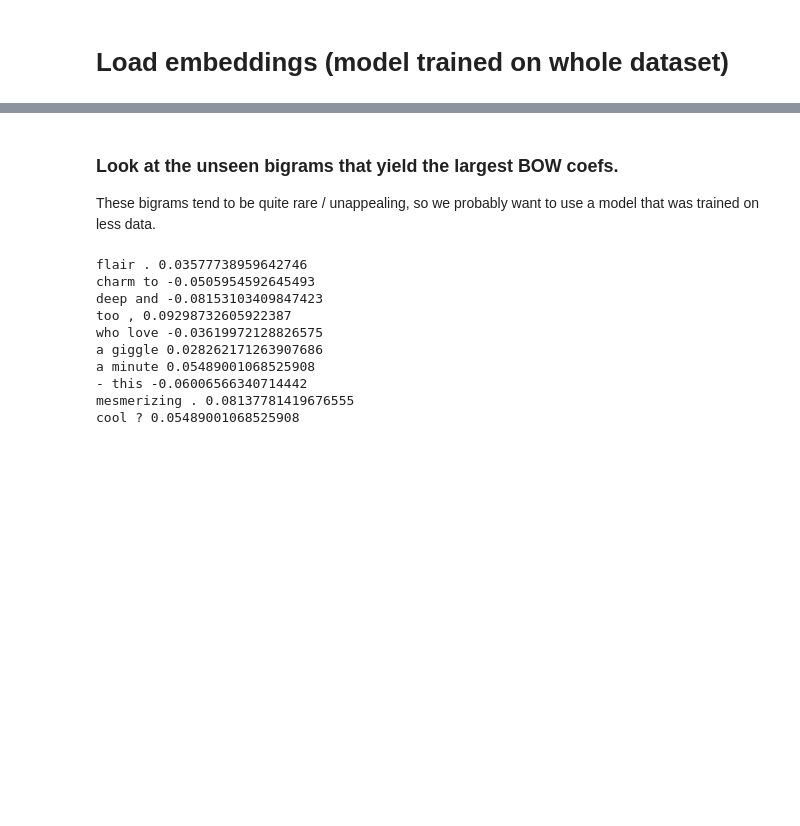
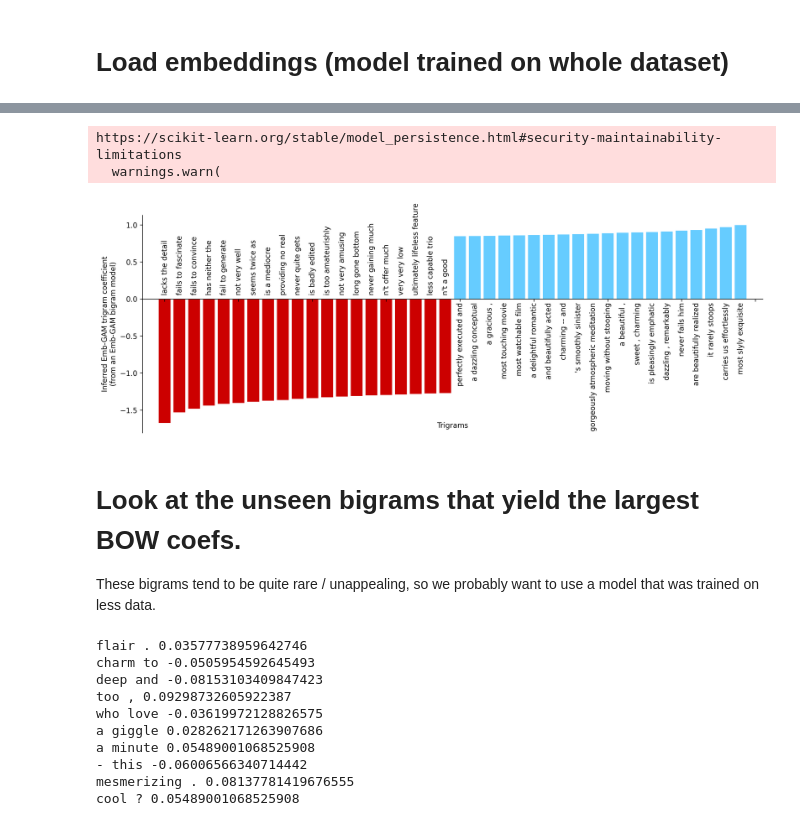
Before and after one commit to csinva/imodelsX, a Jupyter notebook: 07_unseen_token_generalization.ipynb, the cells around one changed output, grey strips where cells are left out. Drawn from its saved outputs; the diff is of its cells as text; code cells hidden in the pictures; blank space fills up the shorter version.

Commit message:
unseen trigram coefs plot

```diff
--- a/07_unseen_token_generalization.ipynb
+++ b/07_unseen_token_generalization.ipynb
@@ -63,5 +60,58 @@ df3 = pd.read_csv(oj(config.misc_dir, "df_trigram_sst.csv"), index_col=0)
+# %%
+trigrams = np.array(pkl.load(open(oj(config.misc_dir, 'trigrams.pkl'), 'rb')))
+embs3 = pkl.load(open(oj(config.misc_dir, "embs3_sst_top_interactions.pkl"), "rb"))
+bert_coefs3 = analyze_helper.get_bert_coefs(embs3)
+assert trigrams.size == bert_coefs3.size
+# %% [output]
+https://scikit-learn.org/stable/model_persistence.html#security-maintainability-limitations
+  warnings.warn(
+# %%
+fig, ax = plt.subplots(dpi=300, figsize=(13, 5))
+
+
+# pick top
+num_top = 20
+# logits = embs @ logistic.coef_.squeeze() # + logistic.intercept_
+logits = bert_coefs3
+seqs = trigrams
+args = np.argsort(logits)
+args = np.concatenate((args[::20][:num_top], args[::20][-num_top:]))
+
+# make plot
+x = np.arange(args.size)
+y = logits[args]
+labels = np.array(seqs)[args].astype(str).tolist()
+p1 = ax.bar(x=x, height=y,
+       color=[dvu.cr] * num_top + [dvu.cb] * num_top)
+ax.set_xticklabels([])
+# ax.set_ticks()
+# remove the extra tick on the negative bar
+# ax.set_xticks([idx for (idx, x) in enumerate(performance) if x > 0])
+ax.spines["bottom"].set_position(("data", 0))
+ax.spines["top"].set_visible(False)
+ax.spines["right"].set_visible(False)
+
+
+label_offset = 0.05
+for label, (x_position, y_position) in zip(labels, enumerate(y)):
+    if y_position > 0:
+        label_y = -label_offset
+        ax.text(x_position, label_y, label, ha="center", va="top", rotation=90)
+    else:
+        label_y = +label_offset
+        ax.text(x_position, label_y, label, ha="center", va="bottom", rotation=90)
+# Placing the x-axis label, note the transformation into `Axes` co-ordinates
+# previously data co-ordinates for the x ticklabels
+ax.text(0.5, 0.05, "Trigrams", ha="center", va="top", transform=ax.transAxes)
+plt.ylabel('Inferred Emb-GAM trigram coefficient\n(from an Emb-GAM bigram model)')
+plt.xlim([-1.5 , x.size + 0.5])
+plt.tight_layout()
+plt.savefig('results/trigram-unseen-contributions.pdf')
+plt.show()
+# %% [output]
+[figure, added]
 # %% [markdown]
-### Look at the unseen bigrams that yield the largest BOW coefs.
+# Look at the unseen bigrams that yield the largest BOW coefs.
 
 These bigrams tend to be quite rare / unappealing, so we probably want to use a model that was trained on less data.
 # %%
```
Also changed, not shown: parts of 3 cells of this notebook, 2 other files.
